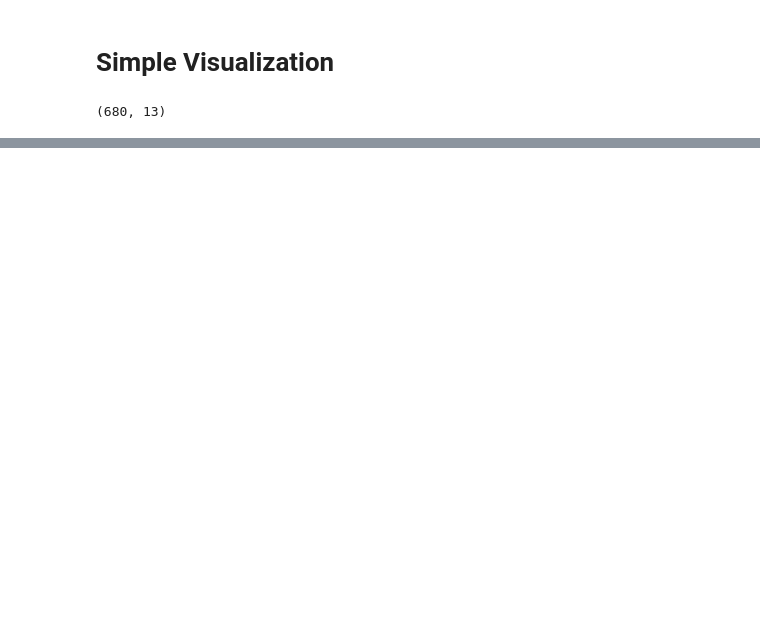
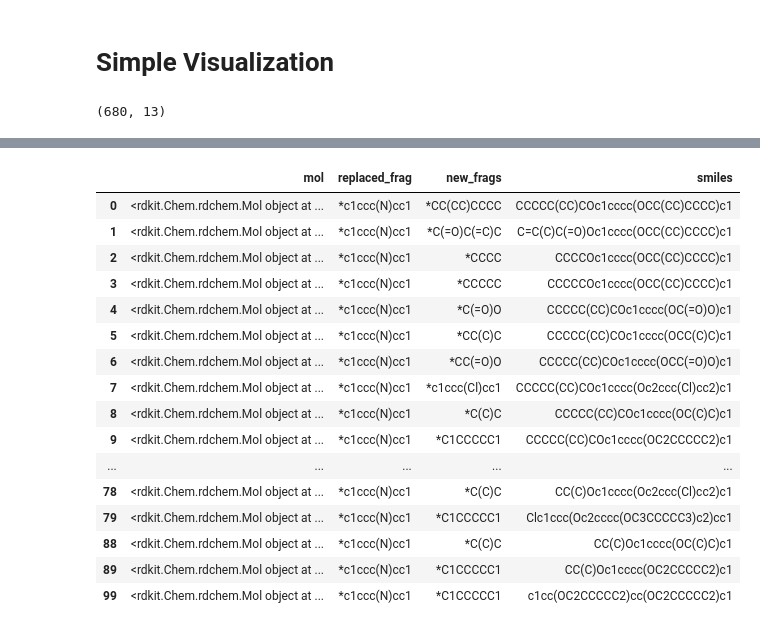
Before and after one commit to jannik-roth/FragShapley, a Jupyter notebook: 2_initial_tests/optimization_mutagenicity.ipynb, the cells around one changed output, grey strips where cells are left out. Saved outputs shown, nothing was run; the diff lists cells and outputs as text; code cells hidden in the pictures; blank space fills up the shorter version.

```diff
--- a/2_initial_tests/optimization_mutagenicity.ipynb
+++ b/2_initial_tests/optimization_mutagenicity.ipynb
@@ -151,0 +238,7 @@ prods[0]
+# %%
+df_single_repl = pd.DataFrame({'mol': mols,
+                               'replaced_frag': repl_frags,
+                               'new_frags': new_frags})
+df_single_repl['smiles'] = df_single_repl.mol.apply(MolToSmiles)
+df_single_repl = df_single_repl.drop_duplicates(subset='smiles')
+df_single_repl
@@ -151,0 +257,13 @@ prods[0]
+# %%
+# load model and predict
+from pickle import load
+with open(f'rf_classification_mutagenicity/models/model_rfr_mutagenicity_split_{split}.pkl', 'rb') as f:
+    rfc = load(f)
+
+from rdkit.Chem.rdFingerprintGenerator import GetMorganGenerator
+
+mfpgen = GetMorganGenerator(radius=2,
+                            fpSize=2048,
+                            )
+fps = np.stack([mfpgen.GetFingerprintAsNumPy(MolFromSmiles(sm)) for sm in df_single_repl.smiles])
+fps.shape
@@ -151,0 +324,25 @@ prods[0]
+# %%
+df_double_repl = pd.DataFrame({'mol': mols,
+                               'replaced_frag': repl_frags,
+                               'new_frags': new_frags})
+df_double_repl['smiles'] = df_double_repl.mol.apply(MolToSmiles)
+df_double_repl = df_double_repl.drop_duplicates(subset='smiles')
+df_double_repl
+# %% [output]
+|  | mol | replaced_frag | new_frags | smiles |
+| 0 | <rdkit.Chem.rdchem.Mol object at ... | *c1ccc(N)cc1 | *CC(CC)CCCC | CCCCC(CC)COc1cccc(OCC(CC)CCCC)c1 |
+| 1 | <rdkit.Chem.rdchem.Mol object at ... | *c1ccc(N)cc1 | *C(=O)C(=C)C | C=C(C)C(=O)Oc1cccc(OCC(CC)CCCC)c1 |
+| 2 | <rdkit.Chem.rdchem.Mol object at ... | *c1ccc(N)cc1 | *CCCC | CCCCOc1cccc(OCC(CC)CCCC)c1 |
+| 3 | <rdkit.Chem.rdchem.Mol object at ... | *c1ccc(N)cc1 | *CCCCC | CCCCCOc1cccc(OCC(CC)CCCC)c1 |
+| 4 | <rdkit.Chem.rdchem.Mol object at ... | *c1ccc(N)cc1 | *C(=O)O | CCCCC(CC)COc1cccc(OC(=O)O)c1 |
+| 5 | <rdkit.Chem.rdchem.Mol object at ... | *c1ccc(N)cc1 | *CC(C)C | CCCCC(CC)COc1cccc(OCC(C)C)c1 |
+| 6 | <rdkit.Chem.rdchem.Mol object at ... | *c1ccc(N)cc1 | *CC(=O)O | CCCCC(CC)COc1cccc(OCC(=O)O)c1 |
+| 7 | <rdkit.Chem.rdchem.Mol object at ... | *c1ccc(N)cc1 | *c1ccc(Cl)cc1 | CCCCC(CC)COc1cccc(Oc2ccc(Cl)cc2)c1 |
+| 8 | <rdkit.Chem.rdchem.Mol object at ... | *c1ccc(N)cc1 | *C(C)C | CCCCC(CC)COc1cccc(OC(C)C)c1 |
+| 9 | <rdkit.Chem.rdchem.Mol object at ... | *c1ccc(N)cc1 | *C1CCCCC1 | CCCCC(CC)COc1cccc(OC2CCCCC2)c1 |
+| ... | ... | ... | ... | ... |
+| 78 | <rdkit.Chem.rdchem.Mol object at ... | *c1ccc(N)cc1 | *C(C)C | CC(C)Oc1cccc(Oc2ccc(Cl)cc2)c1 |
+| 79 | <rdkit.Chem.rdchem.Mol object at ... | *c1ccc(N)cc1 | *C1CCCCC1 | Clc1ccc(Oc2cccc(OC3CCCCC3)c2)cc1 |
+| 88 | <rdkit.Chem.rdchem.Mol object at ... | *c1ccc(N)cc1 | *C(C)C | CC(C)Oc1cccc(OC(C)C)c1 |
+| 89 | <rdkit.Chem.rdchem.Mol object at ... | *c1ccc(N)cc1 | *C1CCCCC1 | CC(C)Oc1cccc(OC2CCCCC2)c1 |
+| 99 | <rdkit.Chem.rdchem.Mol object at ... | *c1ccc(N)cc1 | *C1CCCCC1 | c1cc(OC2CCCCC2)cc(OC2CCCCC2)c1 |
```
Also changed, not shown: parts of 29 cells of this notebook, 10 other files.
